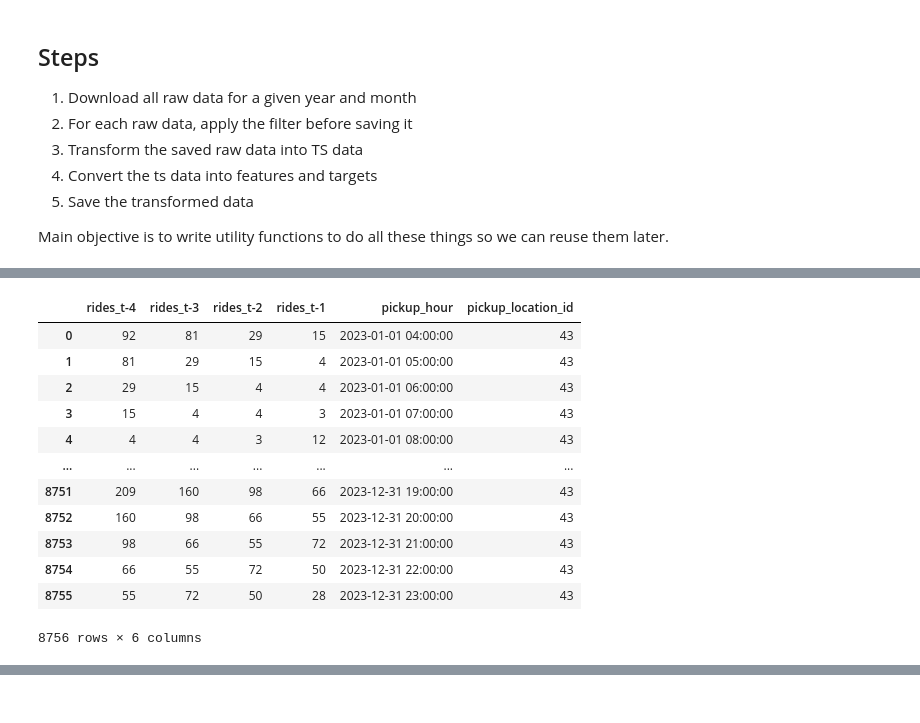
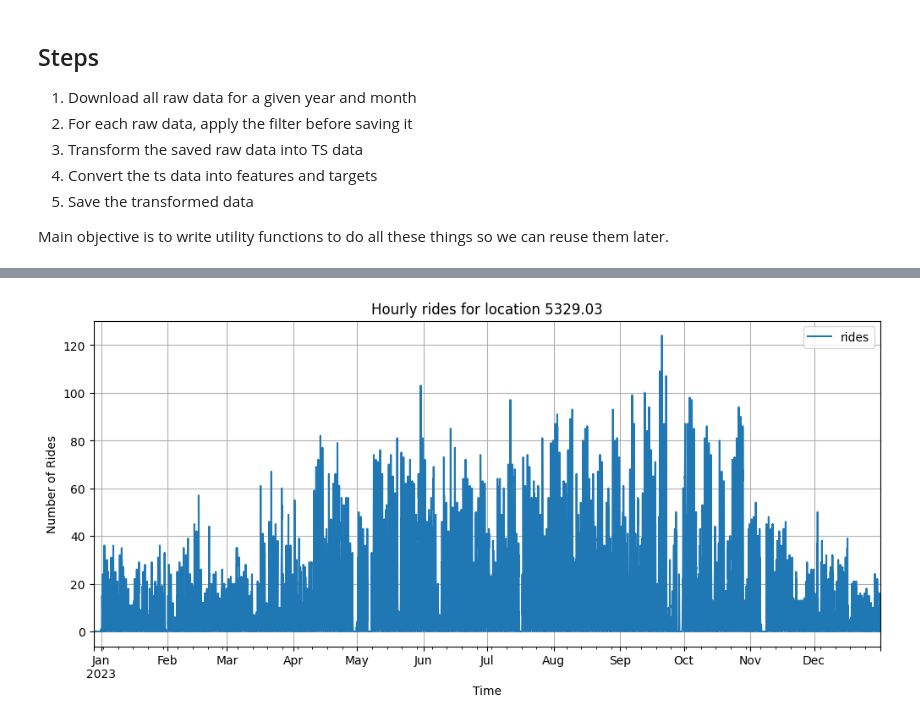
Before and after one commit to rohanjain127/citi_bike_project, a Jupyter notebook: notebooks/05_transform_raw_data_into_features_and_targets.ipynb, the cells around one changed output, grey strips where cells are left out. Saved outputs shown, nothing was run; the diff lists cells and outputs as text; code cells hidden in the pictures.

```diff
--- a/notebooks/05_transform_raw_data_into_features_and_targets.ipynb
+++ b/notebooks/05_transform_raw_data_into_features_and_targets.ipynb
@@ -59,2 +151,4 @@ rides
+# %%
+rides.rename(columns={"start_station_id": "pickup_location_id", "started_at": "pickup_datetime"}, inplace=True)
 # %%
 from src.data_utils import transform_raw_data_into_ts_data
@@ -231,16 +155,19 @@ features, targets = transform_ts_data_info_features_and_target(ts_data[ts_data["
-# %%
-features
-# %% [output]
-|  | rides_t-4 | rides_t-3 | rides_t-2 | rides_t-1 | pickup_hour | pickup_location_id |
-| 0 | 92 | 81 | 29 | 15 | 2023-01-01 04:00:00 | 43 |
-| 1 | 81 | 29 | 15 | 4 | 2023-01-01 05:00:00 | 43 |
-| 2 | 29 | 15 | 4 | 4 | 2023-01-01 06:00:00 | 43 |
-| 3 | 15 | 4 | 4 | 3 | 2023-01-01 07:00:00 | 43 |
-| 4 | 4 | 4 | 3 | 12 | 2023-01-01 08:00:00 | 43 |
-| ... | ... | ... | ... | ... | ... | ... |
-| 8751 | 209 | 160 | 98 | 66 | 2023-12-31 19:00:00 | 43 |
-| 8752 | 160 | 98 | 66 | 55 | 2023-12-31 20:00:00 | 43 |
-| 8753 | 98 | 66 | 55 | 72 | 2023-12-31 21:00:00 | 43 |
-| 8754 | 66 | 55 | 72 | 50 | 2023-12-31 22:00:00 | 43 |
-| 8755 | 55 | 72 | 50 | 28 | 2023-12-31 23:00:00 | 43 |
-8756 rows × 6 columns
+# %%
+# Transform filtered rides into hourly time-series format
+rides_ts = transform_raw_data_into_ts_data(rides)
+
+# Preview the transformed time-series data
+import matplotlib.pyplot as plt
+
+print(rides_ts.head())
+
+# Optional: Plot a sample time series for one location
+sample_loc = rides_ts["pickup_location_id"].unique()[0]
+rides_ts[rides_ts["pickup_location_id"] == sample_loc].plot(
+    x="pickup_hour", y="rides", title=f"Hourly rides for location {sample_loc}", figsize=(12, 5)
+)
+plt.xlabel("Time")
+plt.ylabel("Number of Rides")
+plt.grid(True)
+plt.show()
+# %% [output]
@@ -246,0 +180 @@ features
+[figure, added]
```
Also changed, not shown: parts of 34 cells of this notebook, 11 other files.
